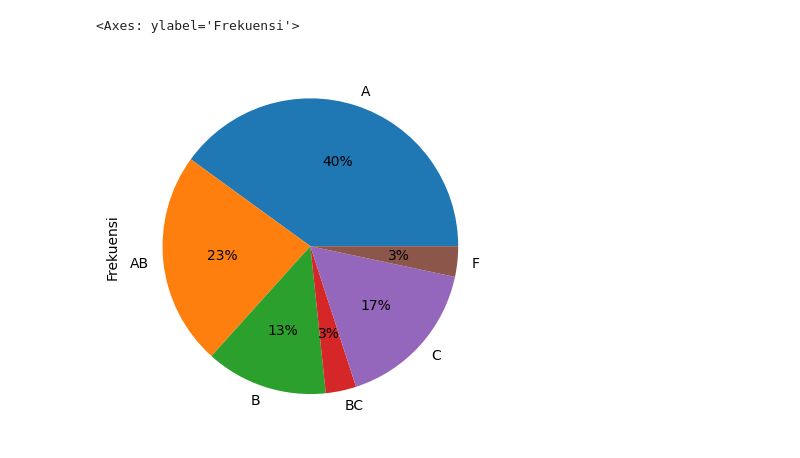
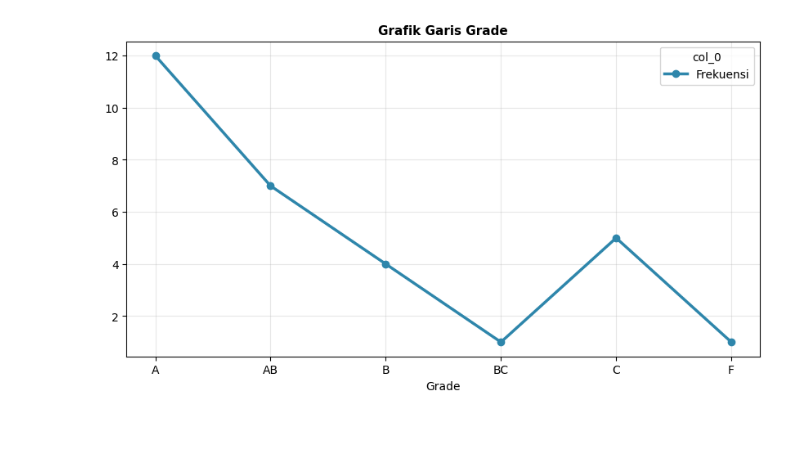
Before and after one commit to TommyTio/Pertemuan4-Online, a Jupyter notebook: Pertemuan4_StatistikaProbabilitas.ipynb, the cells around one changed output. Cells and saved outputs as stored; diff of their text form; code cells hidden in the pictures; blank space fills up the shorter version.

```diff
--- a/Pertemuan4_StatistikaProbabilitas.ipynb
+++ b/Pertemuan4_StatistikaProbabilitas.ipynb
@@ -59,5 +68,8 @@ datafrq.plot(kind='bar')
-# %%
-datafrq.plot(kind='pie',y='Frekuensi',autopct='%1.0f%%',legend=False)
-# %% [output]
-<Axes: ylabel='Frekuensi'>
-[figure, removed]
+# %%
+fig, ax = plt.subplots(figsize=(10, 5))
+datafrq.plot(ax=ax, color='#2E86AB', marker='o', linewidth=2.5)
+ax.set_title('Grafik Garis Grade', fontsize=11, fontweight='bold')
+ax.grid(True, alpha=0.3)
+plt.show()
+# %% [output]
+[figure, added]
```
Also changed, not shown: parts of 10 cells of this notebook.
